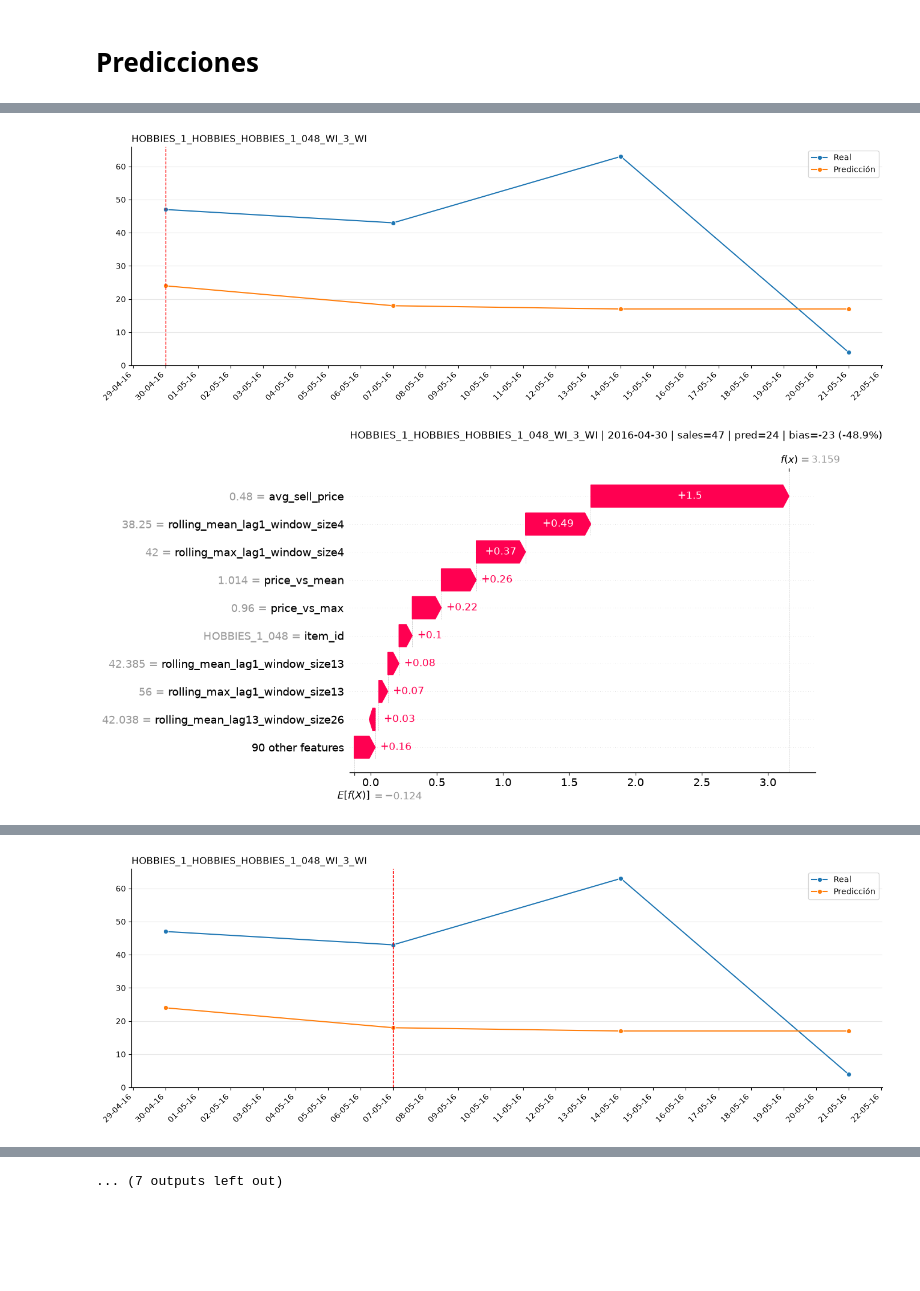
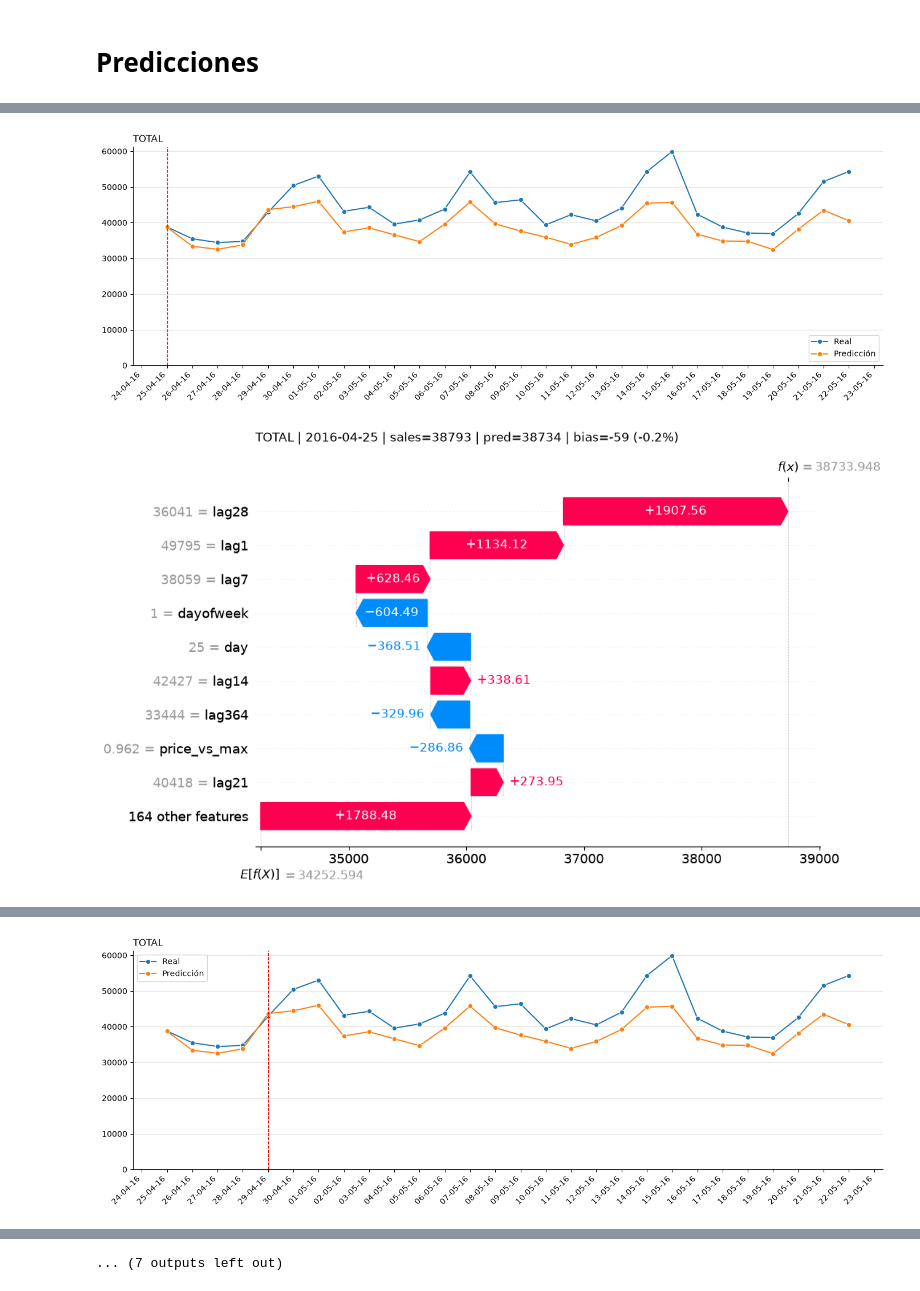
Before and after one commit to njimenez94/forecast-tfm, a Jupyter notebook: notebooks/03_predictions.ipynb, the cells around one changed output, grey strips where cells are left out. Drawn from its saved outputs; the diff is of its cells as text; code cells hidden in the pictures; blank space fills up the shorter version.

```diff
--- a/notebooks/03_predictions.ipynb
+++ b/notebooks/03_predictions.ipynb
@@ -186,18 +181,18 @@ CASES = ['HOUSEHOLD_1_HOUSEHOLD_TX_3_TX', 'HOBBIES_1_HOBBIES_WI_1_WI','HOUSEHOLD
 
 df_metrics.to_clipboard(decimal=",", sep="\t")
 # %%
-AGG_ID = 'HOBBIES_1_HOBBIES_HOBBIES_1_048_WI_3_WI'
+SERIES = 'TOTAL'
 
-top_best_dates = df_pred.query(f'series_id == "{AGG_ID}"').nsmallest(3, 'wape')['date']
-top_error_dates = df_pred.query(f'series_id == "{AGG_ID}"').nlargest(3, 'wape')['date']
+top_best_dates = df_pred.query(f'series_id == "{SERIES}"').nsmallest(3, 'wape')['date']
+top_error_dates = df_pred.query(f'series_id == "{SERIES}"').nlargest(3, 'wape')['date']
 
-plot_forecast(df_pred, 'sales', series_id=AGG_ID)
+plot_forecast(df_pred, 'sales', series_id=SERIES)
 
 for i in top_best_dates:
     print("#"*50,f"Date: {i}", "#"*50)
-    analizar_prediccion(test_df=artifact['test'], X_test=X_test, df_pred=df_pred, target_col=artifact['target'], series_id=AGG_ID, explainer=explainer, date=i)
+    analizar_prediccion(test_df=artifact['test'], X_test=X_test, df_pred=df_pred, target_col=artifact['target'], series_id=SERIES, explainer=explainer, date=i)
 
 for i in top_error_dates:
     print("#"*50,f"Date: {i}", "#"*50)
-    analizar_prediccion(test_df=artifact['test'], X_test=X_test, df_pred=df_pred, target_col=artifact['target'], series_id=AGG_ID, explainer=explainer, date=i)
+    analizar_prediccion(test_df=artifact['test'], X_test=X_test, df_pred=df_pred, target_col=artifact['target'], series_id=SERIES, explainer=explainer, date=i)
 # %% [output]
@@ -206,2 +201,2 @@ for i in top_error_dates:
-[figure, old version]
+[figure, new version]
-[figure, old version]
+[figure, new version]
@@ -209 +204 @@ for i in top_error_dates:
-[figure, old version]
+[figure, new version]
```
Also changed, not shown: parts of 13 cells of this notebook, 1 other file.
